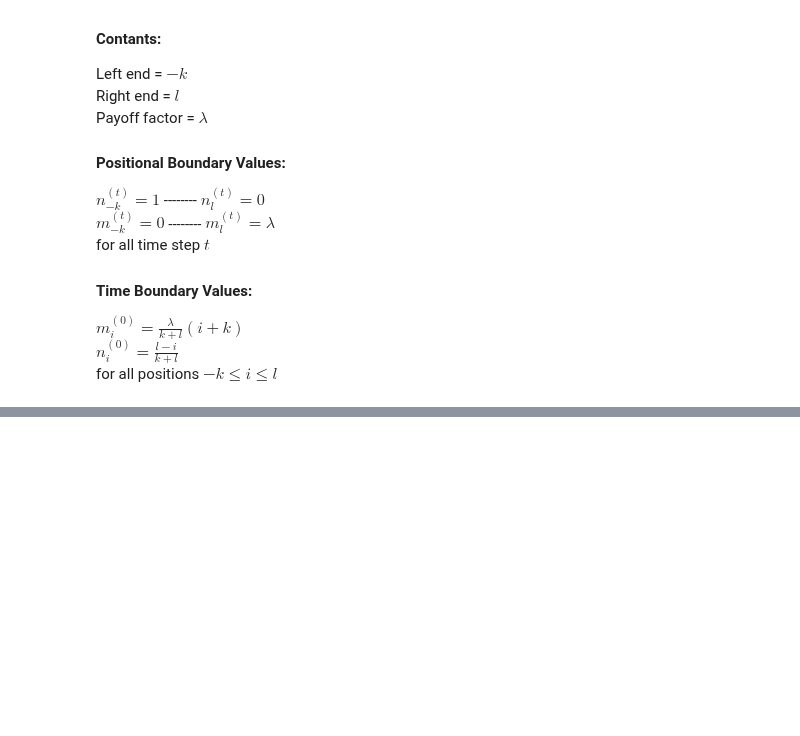
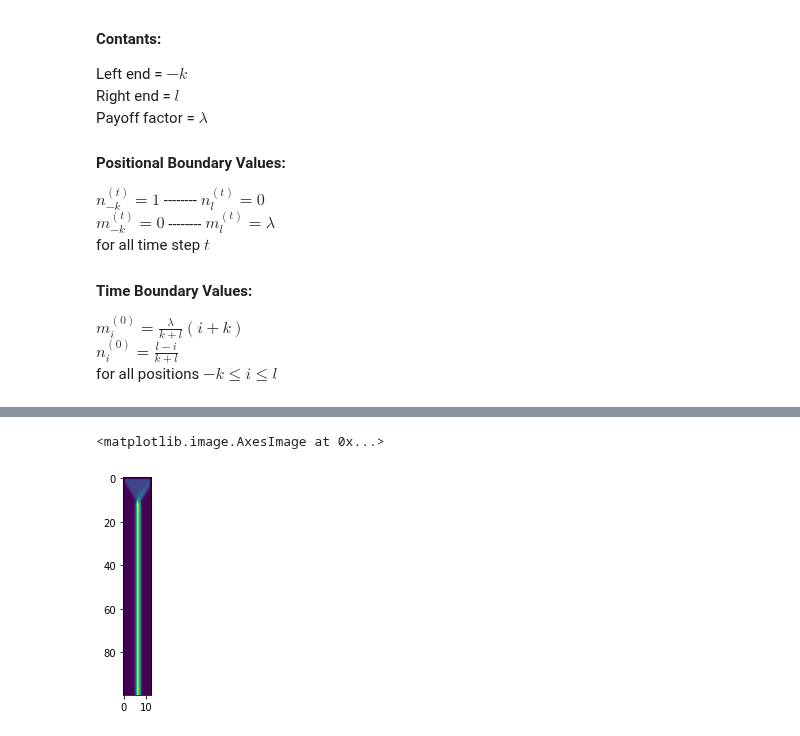
Before and after one commit to marlo-z/random-turn-games, a Jupyter notebook: ABMN.ipynb, the cells around one changed output, grey strips where cells are left out. Drawn from its saved outputs; the diff is of its cells as text; code cells hidden in the pictures; blank space fills up the shorter version.

```diff
--- a/ABMN.ipynb
+++ b/ABMN.ipynb
@@ -206,0 +230,5 @@ nan nan
+# %%
+plt.imshow(a)
+# %% [output]
+<matplotlib.image.AxesImage at 0x...>
+[figure, added]
```
Also changed, not shown: parts of 10 cells of this notebook.
